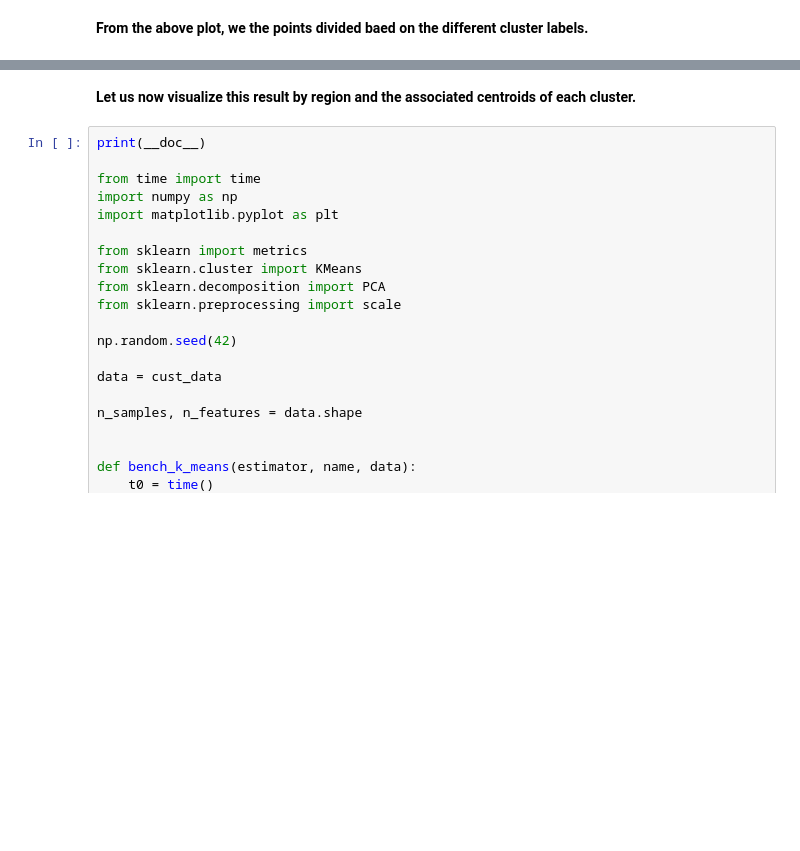
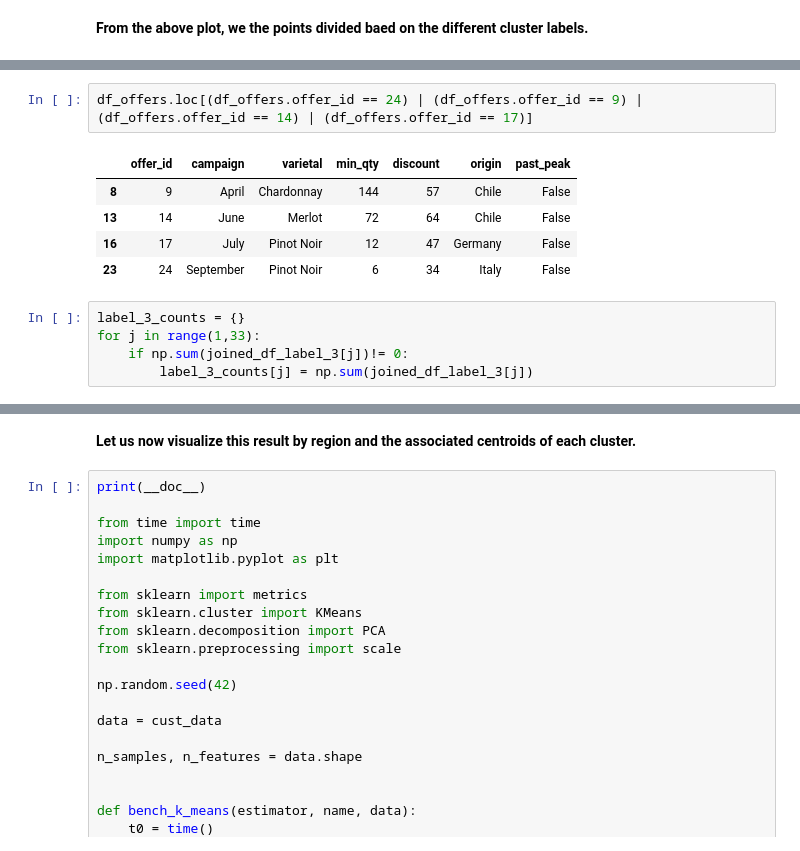
Before and after one commit to adjakka/Mini_Projects_Data_Science, a Jupyter notebook: Unsupervised_ML_Customer_Segmentation/Mini_Project_Clustering.ipynb, the cells around one changed output, grey strips where cells are left out. Cells and saved outputs as stored; diff of their text form; blank space fills up the shorter version.

```diff
--- a/Unsupervised_ML_Customer_Segmentation/Mini_Project_Clustering.ipynb
+++ b/Unsupervised_ML_Customer_Segmentation/Mini_Project_Clustering.ipynb
@@ -386,0 +450,13 @@ Text(0, 0.5, 'y component')
+# %%
+df_offers.loc[(df_offers.offer_id == 24) | (df_offers.offer_id == 9) | (df_offers.offer_id == 14) | (df_offers.offer_id == 17)]
+# %% [output]
+|  | offer_id | campaign | varietal | min_qty | discount | origin | past_peak |
+| 8 | 9 | April | Chardonnay | 144 | 57 | Chile | False |
+| 13 | 14 | June | Merlot | 72 | 64 | Chile | False |
+| 16 | 17 | July | Pinot Noir | 12 | 47 | Germany | False |
+| 23 | 24 | September | Pinot Noir | 6 | 34 | Italy | False |
+# %%
+label_3_counts = {}
+for j in range(1,33):
+    if np.sum(joined_df_label_3[j])!= 0:
+        label_3_counts[j] = np.sum(joined_df_label_3[j])
```
Also changed, not shown: parts of 23 cells of this notebook.
